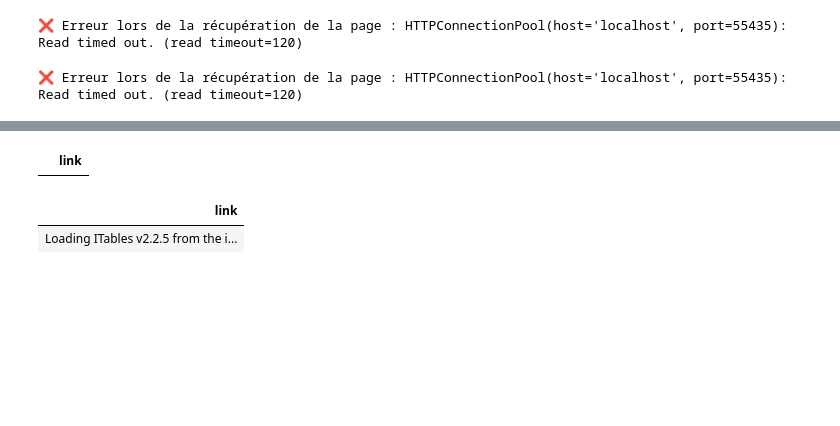
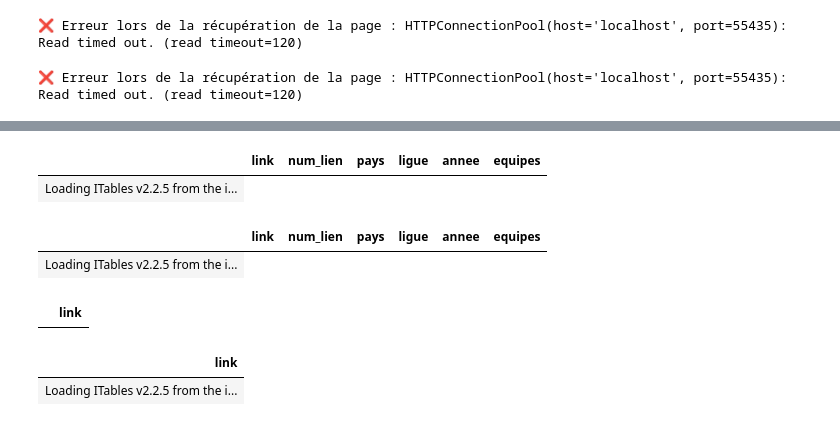
Before and after one commit to abusche/Football-Database, a Jupyter notebook: Rate.ipynb, the cells around one changed output, grey strips where cells are left out. Drawn from its saved outputs; the diff is of its cells as text; code cells hidden in the pictures; blank space fills up the shorter version.

```diff
--- a/Rate.ipynb
+++ b/Rate.ipynb
@@ -182,0 +192,17 @@ tools.display_dataframe_to_user("", links)
+# %%
+df_france = df_extracted[df_extracted["pays"] == "france"]
+df_ligue1 = df_france[df_france["ligue"] == "ligue-1"]
+import ace_tools_open as tools
+tools.display_dataframe_to_user("", df_ligue1)
+# %% [output]
+|  | link | num_lien | pays | ligue | annee | equipes |
+| Loading ITables v2.2.5 from the i... |
+# %%
+df_france = df_extracted[df_extracted["pays"] == "france"]
+df_ligue1 = df_france[df_france["ligue"] == "ligue-1"]
+test = df_ligue1[df_ligue1["equipes"].str.contains("montpellier", case=False, na=False)]
+import ace_tools_open as tools
+tools.display_dataframe_to_user("", test)
+# %% [output]
+|  | link | num_lien | pays | ligue | annee | equipes |
+| Loading ITables v2.2.5 from the i... |
```
Also changed, not shown: parts of 3 cells of this notebook.
